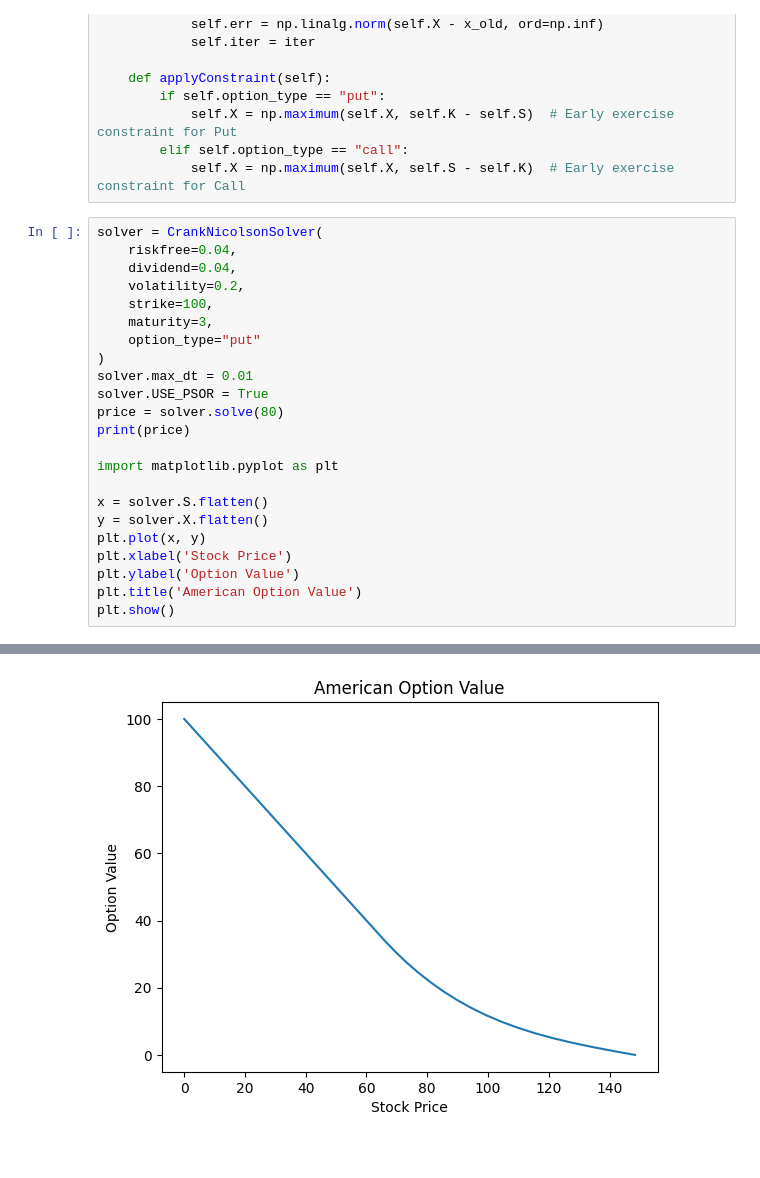
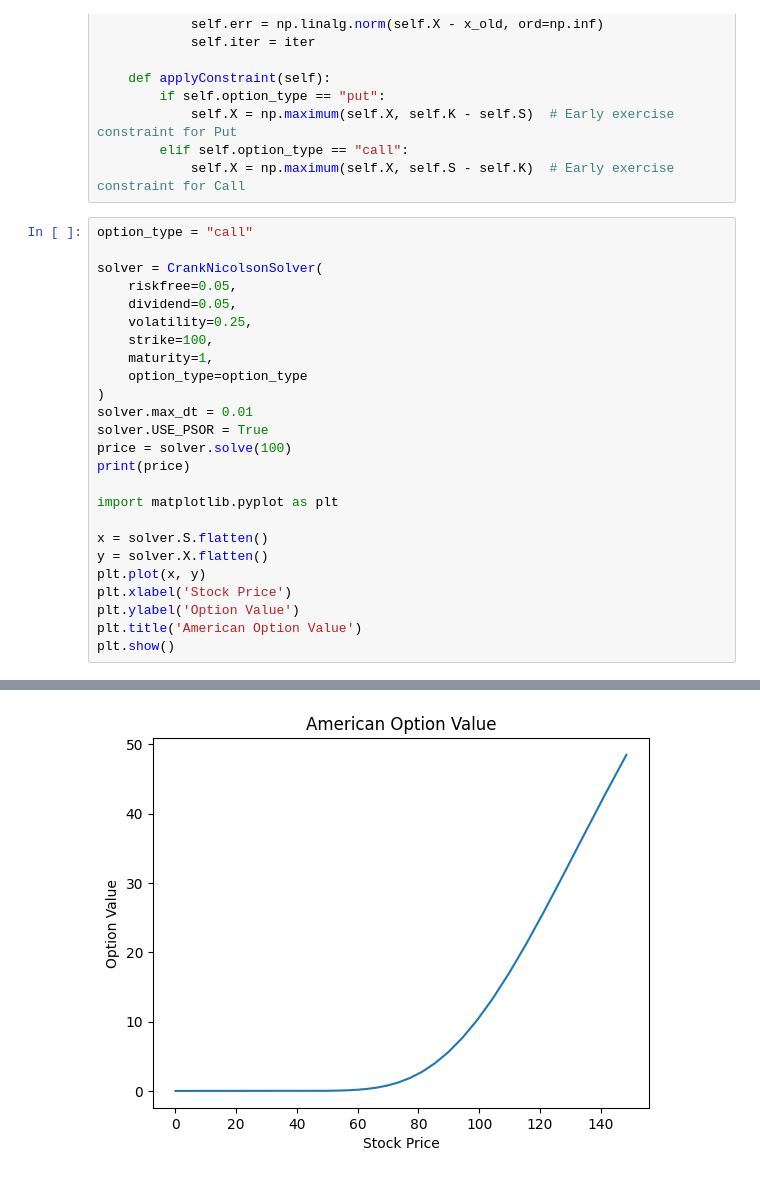
Before and after one commit to XiaoYunhan/American-Option-Pricing, a Jupyter notebook: notebooks/CrankNicolson.ipynb, the cells around one changed output, grey strips where cells are left out. Cells and saved outputs as stored; diff of their text form.

```diff
--- a/notebooks/CrankNicolson.ipynb
+++ b/notebooks/CrankNicolson.ipynb
@@ -128,17 +128,19 @@ class CrankNicolsonSolver:
         elif self.option_type == "call":
             self.X = np.maximum(self.X, self.S - self.K)  # Early exercise constraint for Call
 # %%
+option_type = "call"
+
 solver = CrankNicolsonSolver(
-    riskfree=0.04,
-    dividend=0.04,
-    volatility=0.2,
+    riskfree=0.05,
+    dividend=0.05,
+    volatility=0.25,
     strike=100,
-    maturity=3,
-    option_type="put"
+    maturity=1,
+    option_type=option_type
 )
 solver.max_dt = 0.01
 solver.USE_PSOR = True
-price = solver.solve(80)
+price = solver.solve(100)
 print(price)
 
 import matplotlib.pyplot as plt
@@ -171 +173 @@ t = 0.00000, err = 3.01981e-14, iters = 1
-[figure, old version]
+[figure, new version]
```
Also changed, not shown: parts of 3 cells of this notebook.
